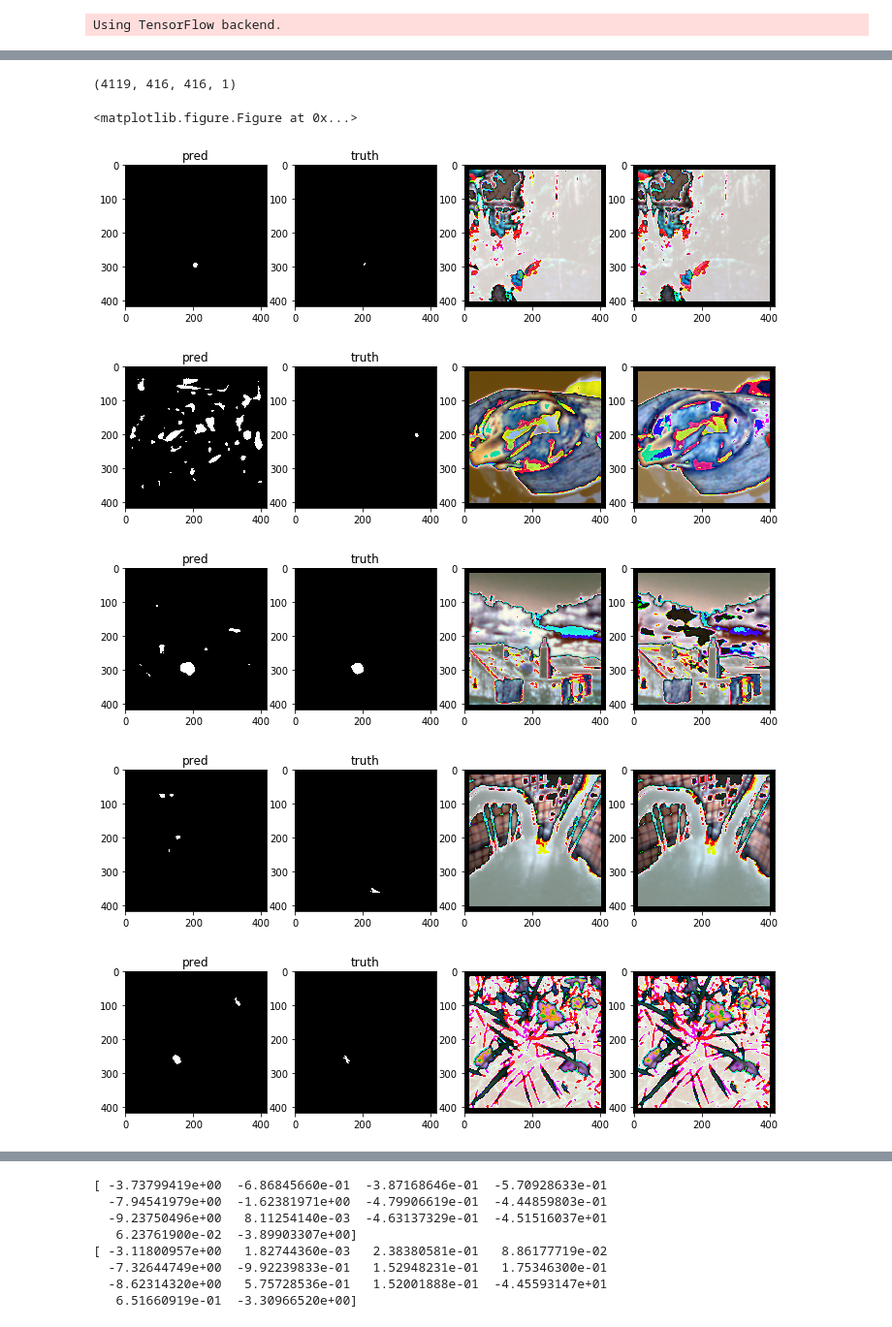
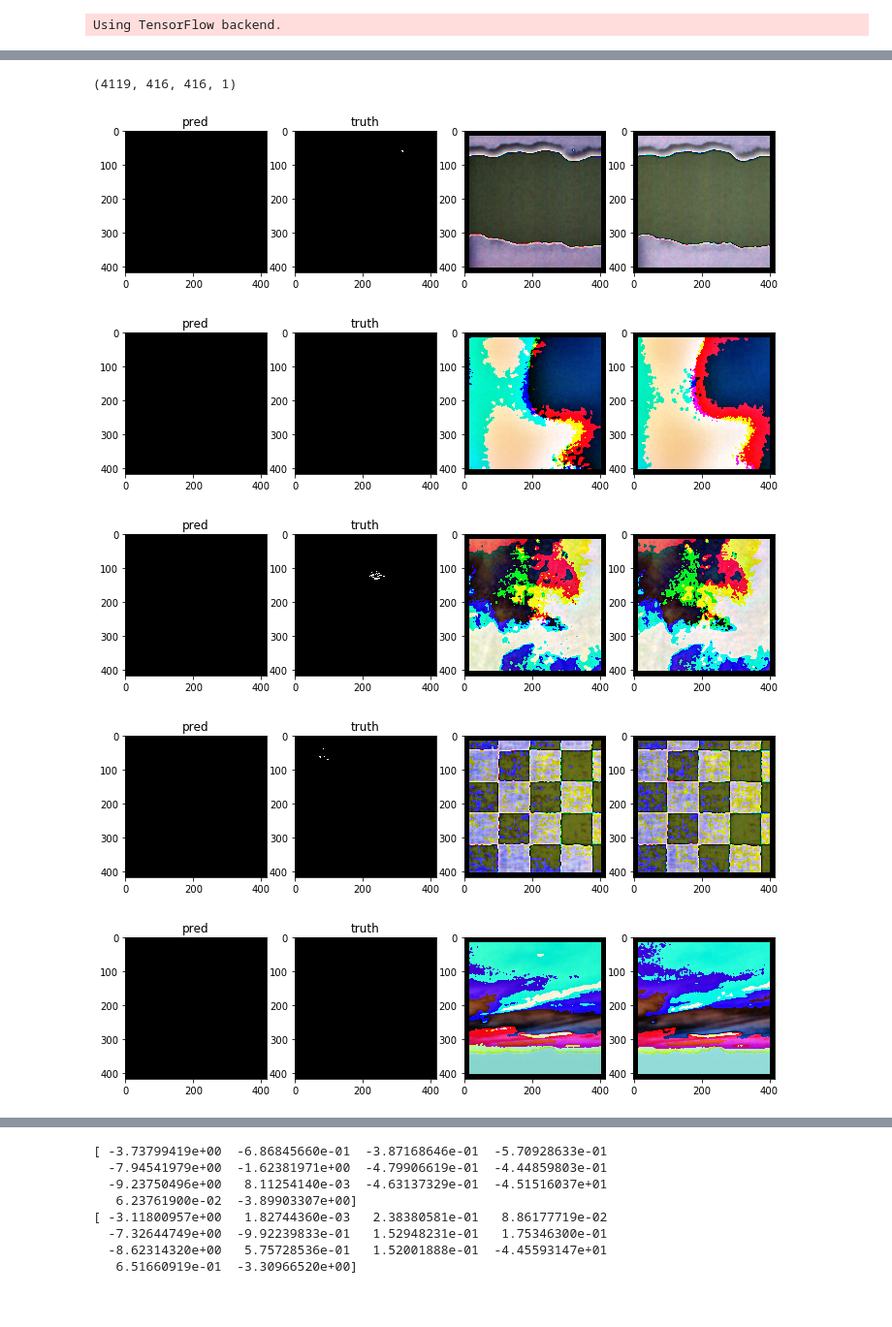
Before and after one commit to SorokinV/2018-TopCoder-Konika-Minolta, a Jupyter notebook: Jupyter/CM-V02-NET.ipynb, the cells around one changed output, grey strips where cells are left out. Shown at 97% size. Cells and saved outputs as stored; diff of their text form; code cells hidden in the pictures.

```diff
--- a/Jupyter/CM-V02-NET.ipynb
+++ b/Jupyter/CM-V02-NET.ipynb
@@ -244,0 +245,3 @@ if 1 :
+# %%
+YY = YY/YY.max()
+YY.max()
@@ -641,7 +646,7 @@ Trainable params: 5,801,947
 Non-trainable params: 11,476
 ____________________________________________________________________________________________________
 # %%
-if 1 :
+if 0 :
     filepath = '../Temp/V02-val_f1scoreTF=0.3854-(0.3833).hdf5'
     #filepath = '../Temp/V02-val_f1scoreTF=0.6565-(0.4448).hdf5'  # level 1
     #filepath = '../Temp/V02-val_f1scoreTF=0.3905-(0.3842).hdf5'  # level 2
@@ -649,7 +654,6 @@ if 1 :
     model10.compile(loss=lossZf1, #'binary_crossentropy',
               optimizer='adam', #sgd, #"adam", #'rmsprop',
               metrics=['binary_accuracy',f1scoreTF]) #['binary_accuracy']) #[fbeta_pred]) #['accuracy',fbeta_pred]) #['accuracy'])
-    #model10.load_weights(filepath, by_name=True)
 # %%
 batch_size = 16
 # %%
@@ -710,16 +846,22 @@ snapshot = SnapshotCallbackBuilder(T, M, alpha_zero)
 
 metric     = 'f1scoreTF'
 
-path1       = 0          #YY.shape[0] # level 1
-path2       = 751        #YY.shape[0]
+if 0 :
+    path1       = 0          #YY.shape[0] # level 1
+    path2       = 751        #YY.shape[0]
+    filepath="../Temp/V02-level-1-val_"+metric+"={val_"+metric+":.4f}-({"+metric+":.4f}).hdf5"
 
-path1       = 751        #YY.shape[0] # level 2
-path2       = path1+1495 #YY.shape[0]
+if 0 :
+    path1       = 751        #YY.shape[0] # level 2
+    path2       = path1+1495 #YY.shape[0]
+    filepath="../Temp/V02-level-2-val_"+metric+"={val_"+metric+":.4f}-({"+metric+":.4f}).hdf5"
 
-path1       = path1+1495 #YY.shape[0] # level 3
-path2       = YY.shape[0]
+if 1 :
+    path1       = path1+1495 #YY.shape[0] # level 3
+    path2       = YY.shape[0]
+    filepath="../Temp/V02-level-3-val_"+metric+"={val_"+metric+":.4f}-({"+metric+":.4f}).hdf5"
 
-filepath="../Temp/V02-level-3-val_"+metric+"={val_"+metric+":.4f}-({"+metric+":.4f}).hdf5"
+#filepath="../Temp/V02-level-1-val_"+metric+"={val_"+metric+":.4f}-({"+metric+":.4f}).hdf5"
 #checkpoint1 = ModelCheckpoint(filepath, monitor=metric,        verbose=1, save_best_only=True, mode='max')
 #checkpoint1 = ModelCheckpoint(filepath, monitor=metric,        verbose=1, save_best_only=True, mode='max')
 checkpoint2 = ModelCheckpoint(filepath, monitor='val_'+metric, verbose=1, save_best_only=True, mode='max')
@@ -727,7 +869,7 @@ checkpoint2 = ModelCheckpoint(filepath, monitor='val_'+metric, verbose=1, save_b
 reduce_lr1     = ReduceLROnPlateau(monitor='val_loss', factor=0.1,patience=4, min_lr=0.000001,verbose=1)
 reduce_lr2     = ReduceLROnPlateau(monitor='loss',     factor=0.1,patience=2, min_lr=0.000001,verbose=1)
 
-early_stopping = EarlyStopping(monitor='val_loss',     patience=10,min_delta=0.0001,verbose=1)
+early_stopping = EarlyStopping(monitor='val_loss',     patience=20,min_delta=0.0001,verbose=1)
 
 hist1  = model10.fit([X1[path1:path2],X2[path1:path2]],YY[path1:path2],
 #hist1  = model10.fit([X1,X2],YY,
@@ -772,20 +920,19 @@ if 1 :
 # %%
-LL = range(4000,4010)
-th = 0.9999
+LL = range(700,710)
+th = 0.5
 print(PP.shape)
 for NN in LL :
     plt.figure(figsize=(12,5))
     ppp = PP[NN].reshape(PP.shape[1:-1]).copy(); ppp[ppp>=th] = 1.0; ppp[ppp<th] = 0.0;
     plt.subplot(1,4,1);  plt.imshow(ppp,'gray'); plt.title('pred')
     plt.subplot(1,4,2);  plt.imshow(YY[NN].reshape(YY.shape[1:-1]),'gray');  plt.title('truth')
     plt.subplot(1,4,3);  plt.imshow(X1[NN]);
     plt.subplot(1,4,4);  plt.imshow(X2[NN]);
     plt.show()
 # %% [output]
 (4119, 416, 416, 1)
-<matplotlib.figure.Figure at 0x...>
-[figure, old version]
+[figure, new version]
-[figure, old version]
+[figure, new version]
-[figure, old version]
+[figure, new version]
-[figure, old version]
+[figure, new version]
-[figure, old version]
+[figure, new version]
```
Also changed, not shown: parts of 13 cells of this notebook, 1 other file.
